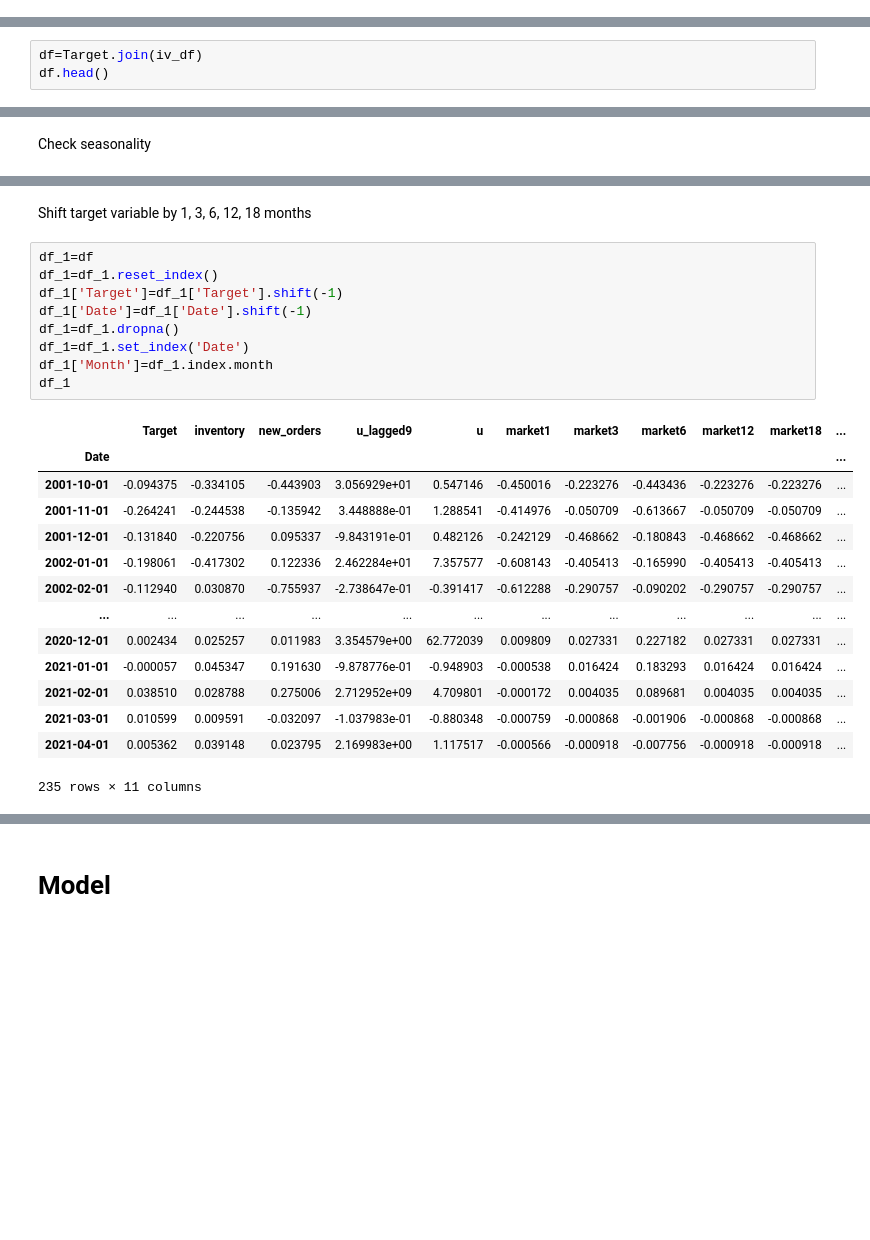
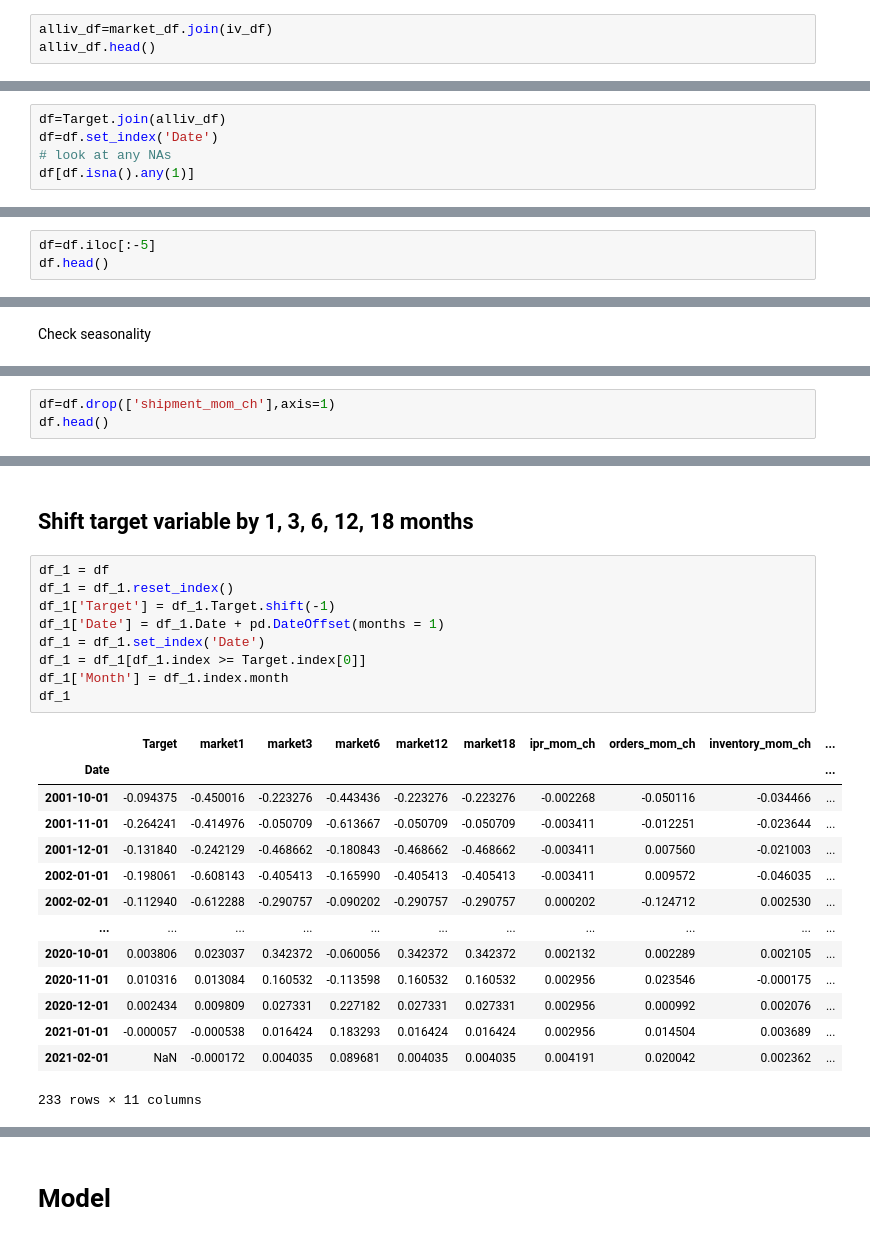
Before and after one commit to michelleazee/KPMG_forecasting_model, a Jupyter notebook: script/Sector_Models/Final_IT_Model.ipynb, the cells around one changed output, grey strips where cells are left out. Drawn from its saved outputs; the diff is of its cells as text; blank space fills up the shorter version.

```diff
--- a/script/Sector_Models/Final_IT_Model.ipynb
+++ b/script/Sector_Models/Final_IT_Model.ipynb
@@ -344,0 +441,3 @@ iv_df.head()
+# %%
+alliv_df=market_df.join(iv_df)
+alliv_df.head()
@@ -346,0 +454,5 @@ iv_df.head()
+# %%
+df=Target.join(alliv_df)
+df=df.set_index('Date')
+# look at any NAs
+df[df.isna().any(1)]
@@ -347,4 +469,4 @@ iv_df.head()
 # %%
-df=Target.join(iv_df)
+df=df.iloc[:-5]
 df.head()
 # %% [output]
@@ -367,0 +524,3 @@ plt.show()
+# %%
+df=df.drop(['shipment_mom_ch'],axis=1)
+df.head()
@@ -368,29 +535,29 @@ plt.show()
 # %% [markdown]
-Shift target variable by 1, 3, 6, 12, 18 months
+## Shift target variable by 1, 3, 6, 12, 18 months
 # %%
-df_1=df
-df_1=df_1.reset_index()
-df_1['Target']=df_1['Target'].shift(-1)
-df_1['Date']=df_1['Date'].shift(-1)
-df_1=df_1.dropna()
-df_1=df_1.set_index('Date')
-df_1['Month']=df_1.index.month
+df_1 = df
+df_1 = df_1.reset_index()
+df_1['Target'] = df_1.Target.shift(-1)
+df_1['Date'] = df_1.Date + pd.DateOffset(months = 1)
+df_1 = df_1.set_index('Date')
+df_1 = df_1[df_1.index >= Target.index[0]]
+df_1['Month'] = df_1.index.month
 df_1
 # %% [output]
-|  | Target | inventory | new_orders | u_lagged9 | u | market1 | market3 | market6 | market12 | market18 | ... |
-| Date |  |  |  |  |  |  |  |  |  |  | ... |
-| 2001-10-01 | -0.094375 | -0.334105 | -0.443903 | 3.056929e+01 | 0.547146 | -0.450016 | -0.223276 | -0.443436 | -0.223276 | -0.223276 | ... |
-| 2001-11-01 | -0.264241 | -0.244538 | -0.135942 | 3.448888e-01 | 1.288541 | -0.414976 | -0.050709 | -0.613667 | -0.050709 | -0.050709 | ... |
-| 2001-12-01 | -0.131840 | -0.220756 | 0.095337 | -9.843191e-01 | 0.482126 | -0.242129 | -0.468662 | -0.180843 | -0.468662 | -0.468662 | ... |
-| 2002-01-01 | -0.198061 | -0.417302 | 0.122336 | 2.462284e+01 | 7.357577 | -0.608143 | -0.405413 | -0.165990 | -0.405413 | -0.405413 | ... |
-| 2002-02-01 | -0.112940 | 0.030870 | -0.755937 | -2.738647e-01 | -0.391417 | -0.612288 | -0.290757 | -0.090202 | -0.290757 | -0.290757 | ... |
-| ... | ... | ... | ... | ... | ... | ... | ... | ... | ... | ... | ... |
-| 2020-12-01 | 0.002434 | 0.025257 | 0.011983 | 3.354579e+00 | 62.772039 | 0.009809 | 0.027331 | 0.227182 | 0.027331 | 0.027331 | ... |
-| 2021-01-01 | -0.000057 | 0.045347 | 0.191630 | -9.878776e-01 | -0.948903 | -0.000538 | 0.016424 | 0.183293 | 0.016424 | 0.016424 | ... |
-| 2021-02-01 | 0.038510 | 0.028788 | 0.275006 | 2.712952e+09 | 4.709801 | -0.000172 | 0.004035 | 0.089681 | 0.004035 | 0.004035 | ... |
-| 2021-03-01 | 0.010599 | 0.009591 | -0.032097 | -1.037983e-01 | -0.880348 | -0.000759 | -0.000868 | -0.001906 | -0.000868 | -0.000868 | ... |
-| 2021-04-01 | 0.005362 | 0.039148 | 0.023795 | 2.169983e+00 | 1.117517 | -0.000566 | -0.000918 | -0.007756 | -0.000918 | -0.000918 | ... |
+|  | Target | market1 | market3 | market6 | market12 | market18 | ipr_mom_ch | orders_mom_ch | inventory_mom_ch | ... |
+| Date |  |  |  |  |  |  |  |  |  | ... |
+| 2001-10-01 | -0.094375 | -0.450016 | -0.223276 | -0.443436 | -0.223276 | -0.223276 | -0.002268 | -0.050116 | -0.034466 | ... |
+| 2001-11-01 | -0.264241 | -0.414976 | -0.050709 | -0.613667 | -0.050709 | -0.050709 | -0.003411 | -0.012251 | -0.023644 | ... |
+| 2001-12-01 | -0.131840 | -0.242129 | -0.468662 | -0.180843 | -0.468662 | -0.468662 | -0.003411 | 0.007560 | -0.021003 | ... |
+| 2002-01-01 | -0.198061 | -0.608143 | -0.405413 | -0.165990 | -0.405413 | -0.405413 | -0.003411 | 0.009572 | -0.046035 | ... |
+| 2002-02-01 | -0.112940 | -0.612288 | -0.290757 | -0.090202 | -0.290757 | -0.290757 | 0.000202 | -0.124712 | 0.002530 | ... |
+| ... | ... | ... | ... | ... | ... | ... | ... | ... | ... | ... |
+| 2020-10-01 | 0.003806 | 0.023037 | 0.342372 | -0.060056 | 0.342372 | 0.342372 | 0.002132 | 0.002289 | 0.002105 | ... |
+| 2020-11-01 | 0.010316 | 0.013084 | 0.160532 | -0.113598 | 0.160532 | 0.160532 | 0.002956 | 0.023546 | -0.000175 | ... |
+| 2020-12-01 | 0.002434 | 0.009809 | 0.027331 | 0.227182 | 0.027331 | 0.027331 | 0.002956 | 0.000992 | 0.002076 | ... |
+| 2021-01-01 | -0.000057 | -0.000538 | 0.016424 | 0.183293 | 0.016424 | 0.016424 | 0.002956 | 0.014504 | 0.003689 | ... |
+| 2021-02-01 | NaN | -0.000172 | 0.004035 | 0.089681 | 0.004035 | 0.004035 | 0.004191 | 0.020042 | 0.002362 | ... |
-235 rows × 11 columns
+233 rows × 11 columns
 # %%
 df_3=df
 df_3=df_3.reset_index()
```
Also changed, not shown: parts of 93 cells of this notebook.
